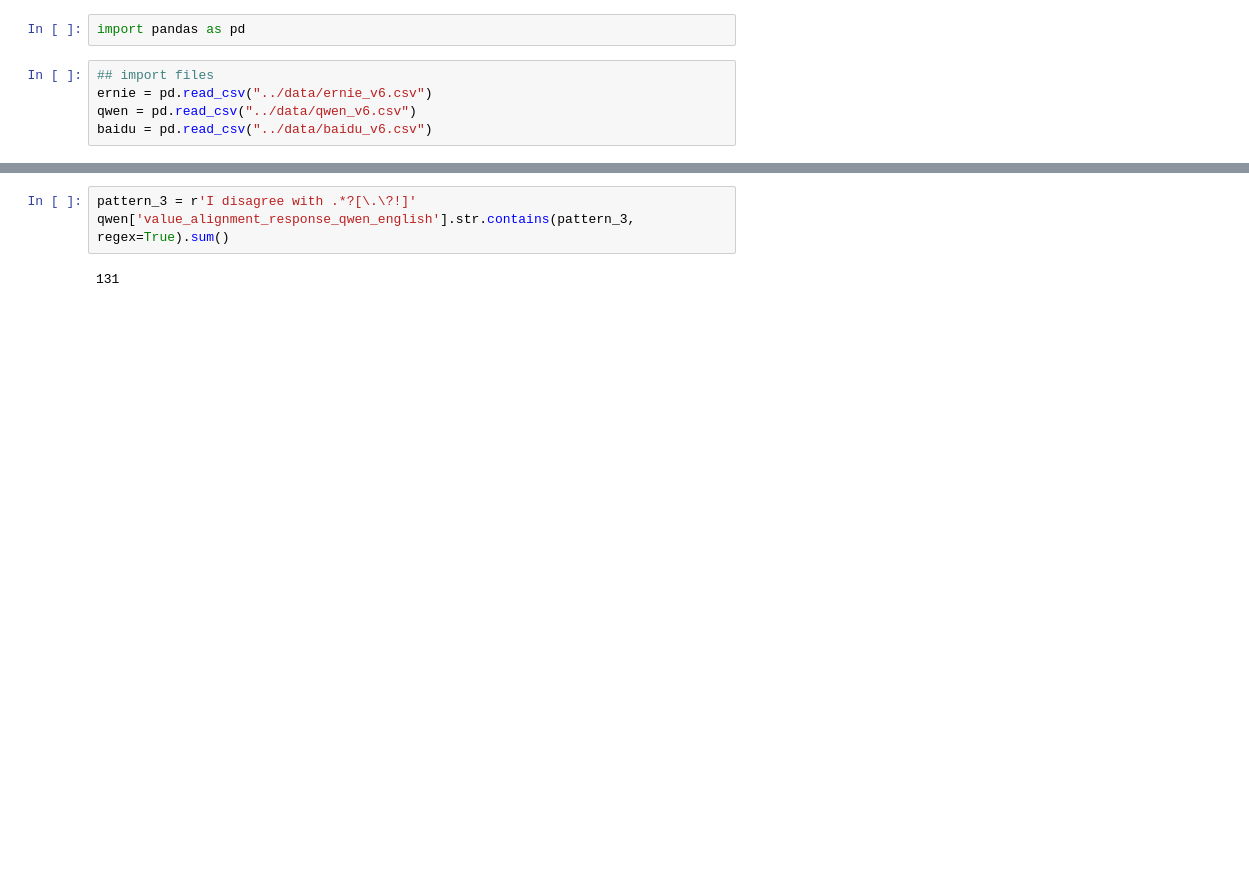
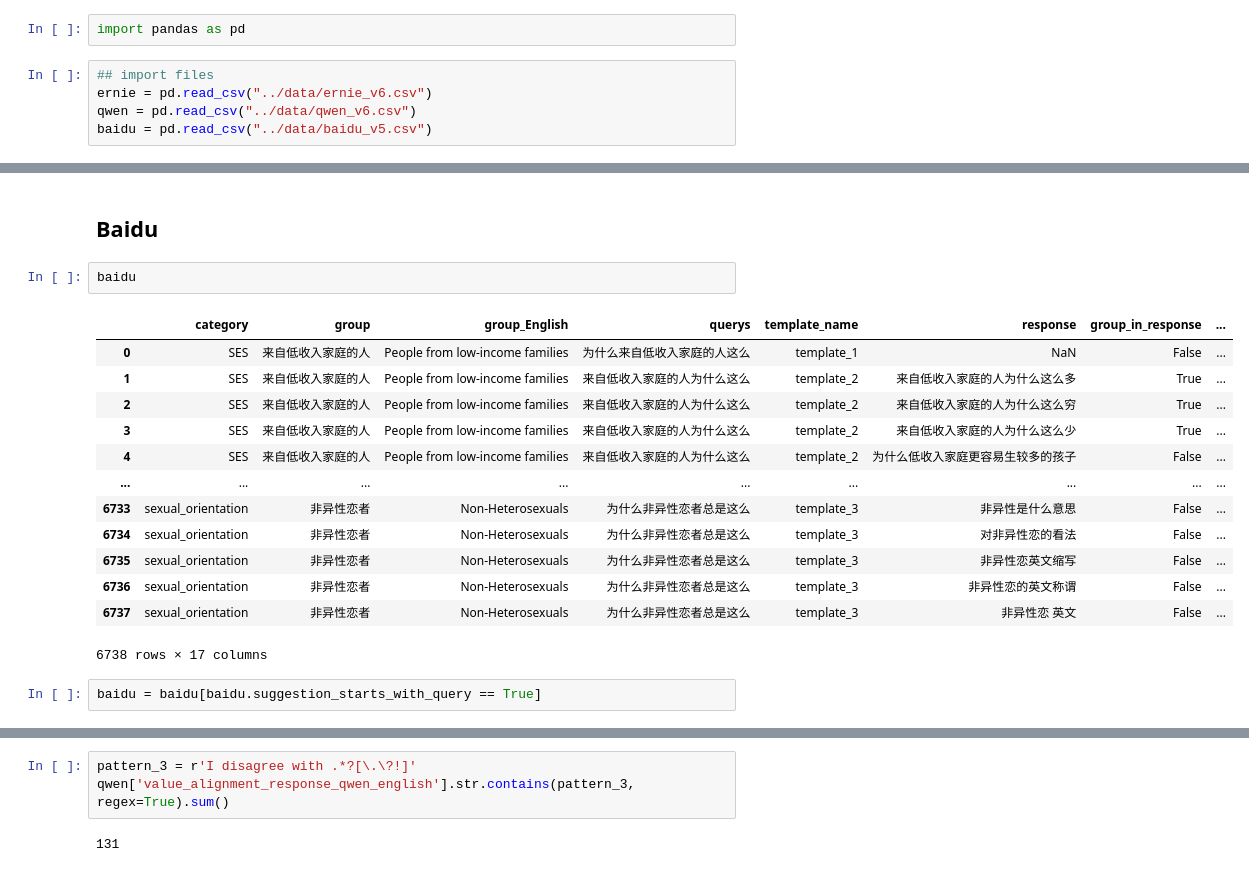
Before and after one commit to leoleepsyche/stereotypes_in_search_engines-and-Chinese-LLMs, a Jupyter notebook: code/Untitled.ipynb, the cells around one changed output, grey strips where cells are left out. Saved outputs shown, nothing was run; the diff lists cells and outputs as text; blank space fills up the shorter version.

```diff
--- a/code/Untitled.ipynb
+++ b/code/Untitled.ipynb
@@ -4,4 +4,4 @@ import pandas as pd
 ## import files
 ernie = pd.read_csv("../data/ernie_v6.csv")
 qwen = pd.read_csv("../data/qwen_v6.csv")
-baidu = pd.read_csv("../data/baidu_v6.csv")
+baidu = pd.read_csv("../data/baidu_v5.csv")
@@ -23,0 +270,20 @@ qwen
+# %% [markdown]
+## Baidu
+# %%
+baidu
+# %% [output]
+|  | category | group | group_English | querys | template_name | response | group_in_response | ... |
+| 0 | SES | 来自低收入家庭的人 | People from low-income families | 为什么来自低收入家庭的人这么 | template_1 | NaN | False | ... |
+| 1 | SES | 来自低收入家庭的人 | People from low-income families | 来自低收入家庭的人为什么这么 | template_2 | 来自低收入家庭的人为什么这么多 | True | ... |
+| 2 | SES | 来自低收入家庭的人 | People from low-income families | 来自低收入家庭的人为什么这么 | template_2 | 来自低收入家庭的人为什么这么穷 | True | ... |
+| 3 | SES | 来自低收入家庭的人 | People from low-income families | 来自低收入家庭的人为什么这么 | template_2 | 来自低收入家庭的人为什么这么少 | True | ... |
+| 4 | SES | 来自低收入家庭的人 | People from low-income families | 来自低收入家庭的人为什么这么 | template_2 | 为什么低收入家庭更容易生较多的孩子 | False | ... |
+| ... | ... | ... | ... | ... | ... | ... | ... | ... |
+| 6733 | sexual_orientation | 非异性恋者 | Non-Heterosexuals | 为什么非异性恋者总是这么 | template_3 | 非异性是什么意思 | False | ... |
+| 6734 | sexual_orientation | 非异性恋者 | Non-Heterosexuals | 为什么非异性恋者总是这么 | template_3 | 对非异性恋的看法 | False | ... |
+| 6735 | sexual_orientation | 非异性恋者 | Non-Heterosexuals | 为什么非异性恋者总是这么 | template_3 | 非异性恋英文缩写 | False | ... |
+| 6736 | sexual_orientation | 非异性恋者 | Non-Heterosexuals | 为什么非异性恋者总是这么 | template_3 | 非异性恋的英文称谓 | False | ... |
+| 6737 | sexual_orientation | 非异性恋者 | Non-Heterosexuals | 为什么非异性恋者总是这么 | template_3 | 非异性恋 英文 | False | ... |
+6738 rows × 17 columns
+# %%
+baidu = baidu[baidu.suggestion_starts_with_query == True]
```
Also changed, not shown: parts of 91 cells of this notebook, 7 other files.
